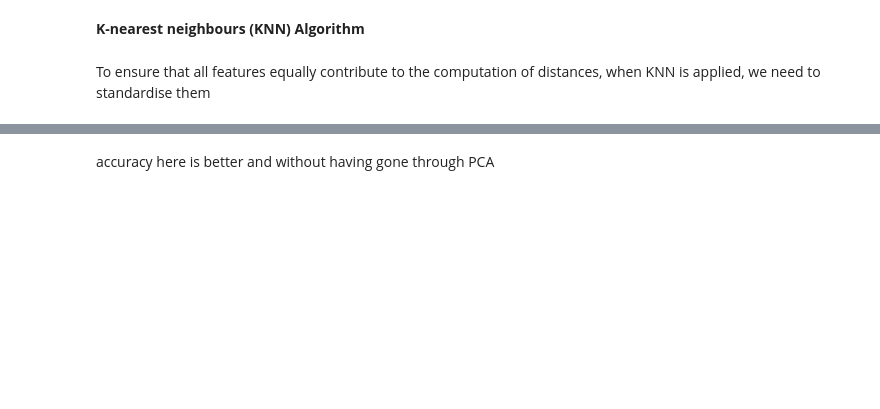
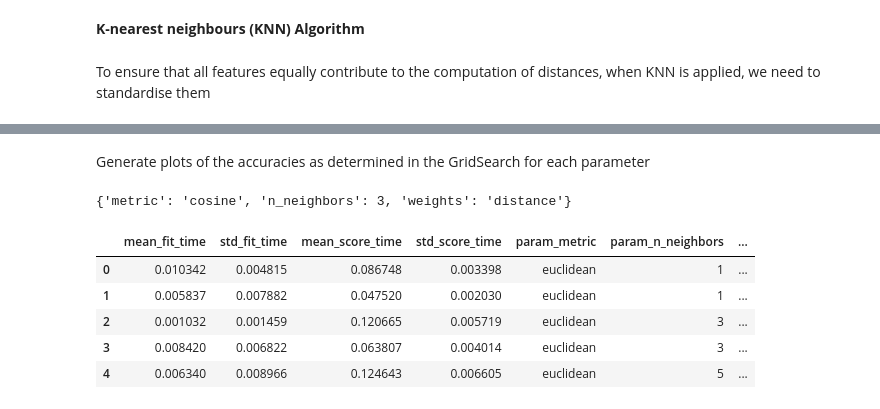
Before and after one commit to MSC-DS-Y1/Applied-Machine-Learning-Project, a Jupyter notebook: src/models/jeantide/main.ipynb, the cells around one changed output, grey strips where cells are left out. Drawn from its saved outputs; the diff is of its cells as text; code cells hidden in the pictures; blank space fills up the shorter version.

```diff
--- a/src/models/jeantide/main.ipynb
+++ b/src/models/jeantide/main.ipynb
@@ -153,14 +79,0 @@ keeping k=1, now we can make predictions on the test data, at the moment checkin
-# %%
-from sklearn.metrics import classification_report
-
-clf = KNeighborsClassifier(n_neighbors=1, metric='manhattan')
-clf.fit(X_train, y_train)
-#validation set was used to find number of k
-#test set is completely unseens
-y_pred = clf.predict(X_test)
-#acc = accuracy_score(y_test, y_pred)
-
-#print("The performance of the KNN is: %.2f"%(acc))
-
-print("\nClassification Report for Manhattan Metric:")
-print(classification_report(y_test, y_pred))
@@ -367,2 +134,16 @@ plt.show()
-# %% [markdown]
-accuracy here is better and without having gone through PCA
+# %% [markdown]
+Generate plots of the accuracies as determined in the GridSearch for each parameter
+# %%
+grid_search.best_params_
+# %% [output]
+{'metric': 'cosine', 'n_neighbors': 3, 'weights': 'distance'}
+# %%
+df_results = pd.DataFrame(grid_search.cv_results_)
+df_results.head()
+# %% [output]
+|  | mean_fit_time | std_fit_time | mean_score_time | std_score_time | param_metric | param_n_neighbors | ... |
+| 0 | 0.010342 | 0.004815 | 0.086748 | 0.003398 | euclidean | 1 | ... |
+| 1 | 0.005837 | 0.007882 | 0.047520 | 0.002030 | euclidean | 1 | ... |
+| 2 | 0.001032 | 0.001459 | 0.120665 | 0.005719 | euclidean | 3 | ... |
+| 3 | 0.008420 | 0.006822 | 0.063807 | 0.004014 | euclidean | 3 | ... |
+| 4 | 0.006340 | 0.008966 | 0.124643 | 0.006605 | euclidean | 5 | ... |
```
Also changed, not shown: parts of 39 cells of this notebook.
